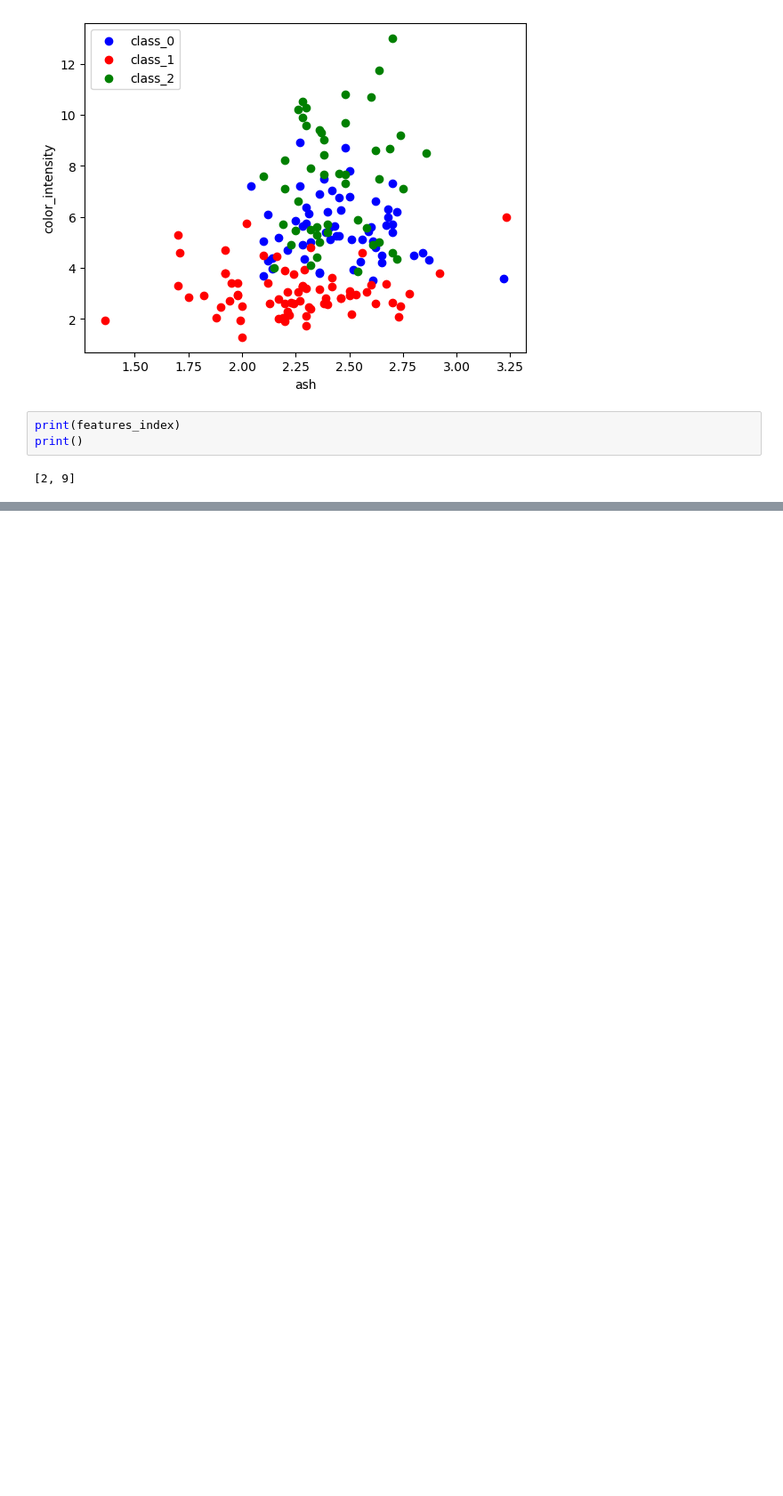
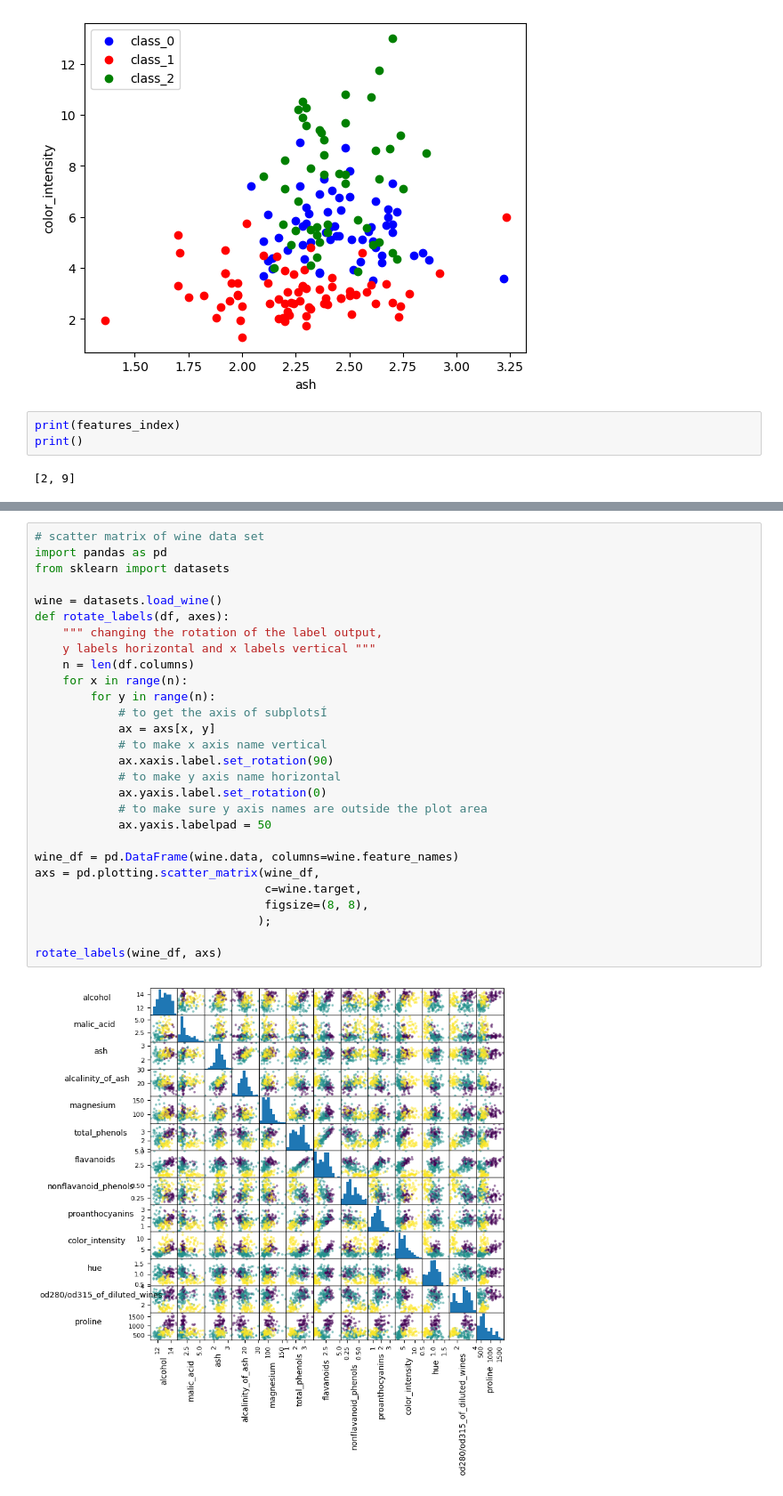
Before and after one commit to amediaaj/python_course_machine_learning, a Jupyter notebook: sklearn_data_sets.ipynb, the cells around one changed output, grey strips where cells are left out. Shown at 89% size. Cells and saved outputs as stored; diff of their text form; blank space fills up the shorter version.

```diff
--- a/sklearn_data_sets.ipynb
+++ b/sklearn_data_sets.ipynb
@@ -123,0 +110,30 @@ print()
+# %%
+# scatter matrix of wine data set
+import pandas as pd
+from sklearn import datasets
+
+wine = datasets.load_wine()
+def rotate_labels(df, axes):
+    """ changing the rotation of the label output,
+    y labels horizontal and x labels vertical """
+    n = len(df.columns)
+    for x in range(n):
+        for y in range(n):
+            # to get the axis of subplotsÍ
+            ax = axs[x, y]
+            # to make x axis name vertical
+            ax.xaxis.label.set_rotation(90)
+            # to make y axis name horizontal
+            ax.yaxis.label.set_rotation(0)
+            # to make sure y axis names are outside the plot area
+            ax.yaxis.labelpad = 50
+
+wine_df = pd.DataFrame(wine.data, columns=wine.feature_names)
+axs = pd.plotting.scatter_matrix(wine_df,
+                                 c=wine.target,
+                                 figsize=(8, 8),
+                                );
+
+rotate_labels(wine_df, axs)
+# %% [output]
+[figure, added]
```
Also changed, not shown: parts of 5 cells of this notebook.
